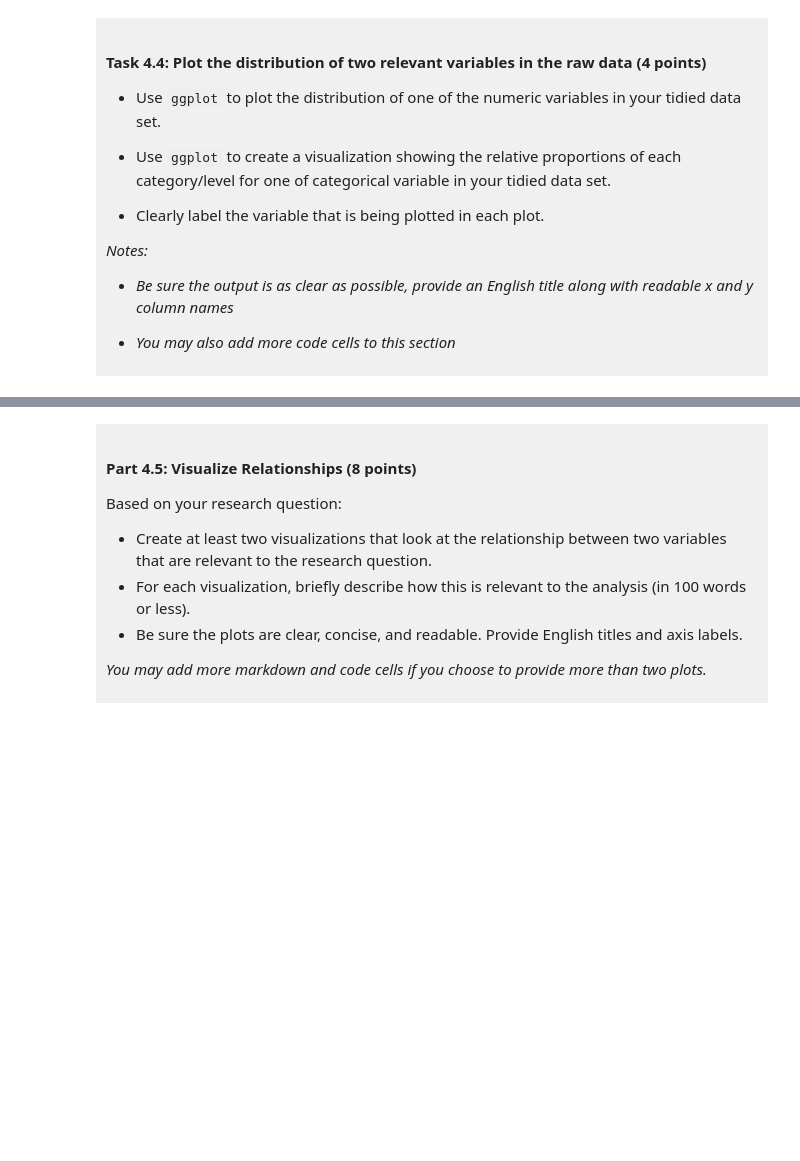
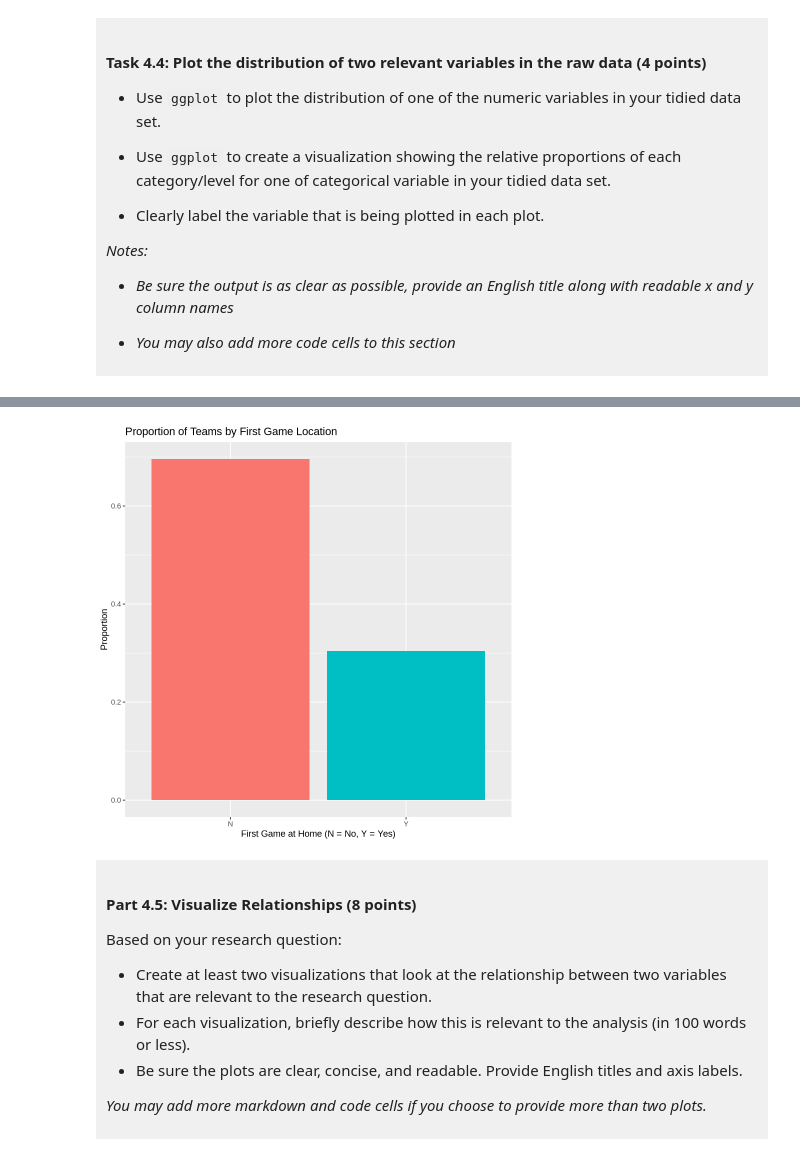
Before and after one commit to jlee2016/dsci-100-project-jonah, a Jupyter notebook: dsci-100-project-notebook.ipynb, the cells around one changed output, grey strips where cells are left out. Drawn from its saved outputs; the diff is of its cells as text; code cells hidden in the pictures; blank space fills up the shorter version.

```diff
--- a/dsci-100-project-notebook.ipynb
+++ b/dsci-100-project-notebook.ipynb
@@ -307,5 +338,15 @@ In this section, you will explore the data and summarize some relationships. </d
 # %%
-### EDIT THIS CODE CELL FOR PLOT 2 ###
+ggplot(tidydata, aes(x = first_game_at_home,
+                     fill = first_game_at_home)) +
+  geom_bar(aes(y = after_stat(count / sum(count)))) +
+  labs(
+    title = "Proportion of Teams by First Game Location",
+    x = "First Game at Home (N = No, Y = Yes)",
+    y = "Proportion"
+  ) +
+  theme(legend.position = "none")
+# %% [output]
+[figure, added]
 # %% [markdown]
 <div style="background-color: #f0f0f0; padding: 10px;">
 
```
Also changed, not shown: parts of 9 cells of this notebook.
